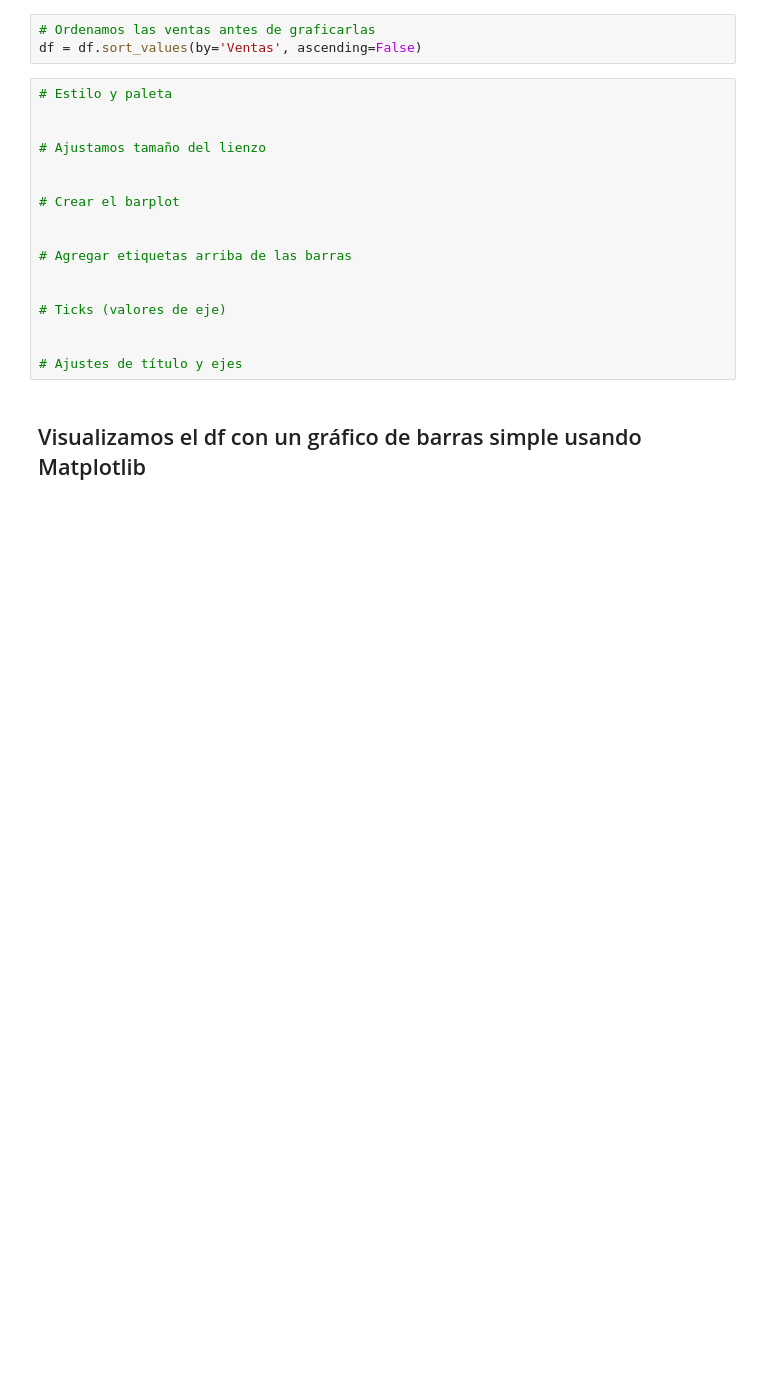
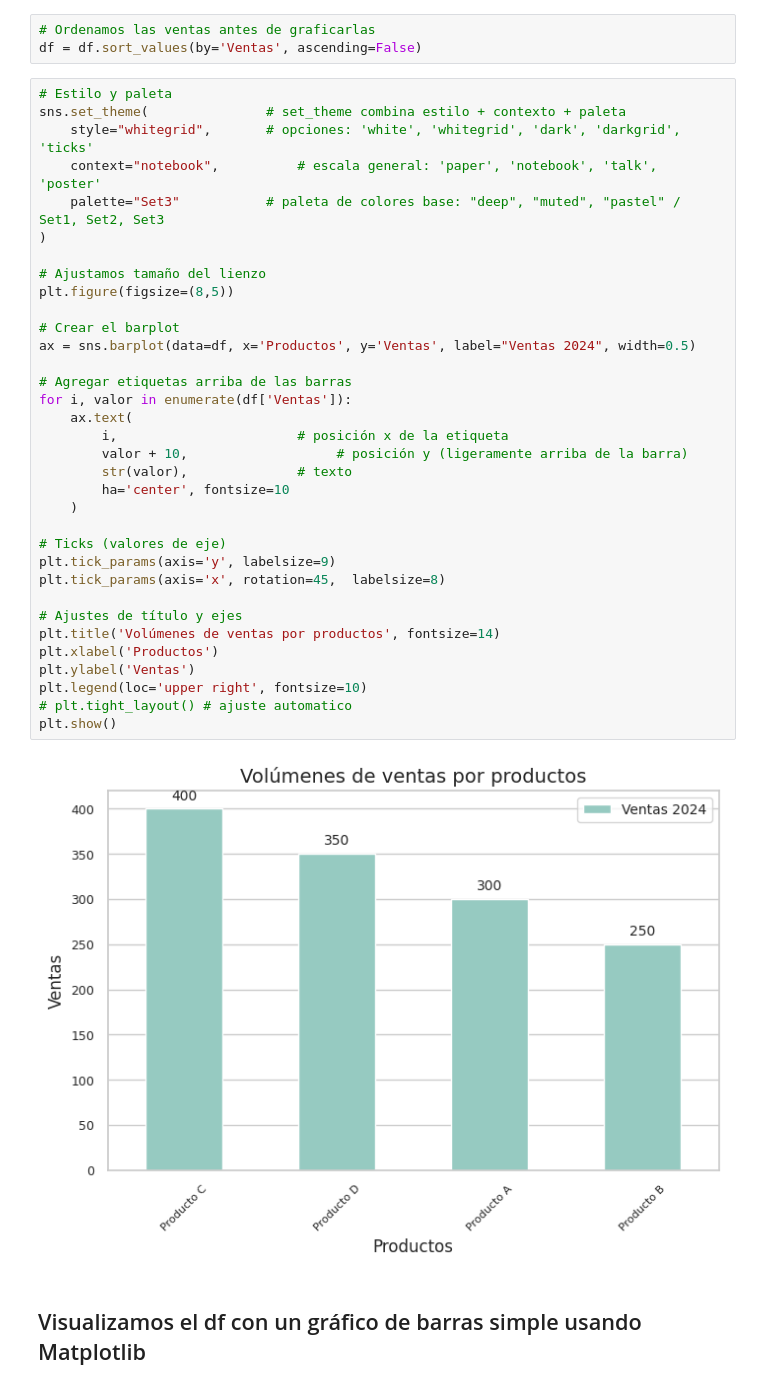
Before and after one commit to marianovanini/TT-2C2025-Data-Analitycs-Notebooks, a Jupyter notebook: _24_Clase_13/Clase_13_NB1_teoria_visualizacion.ipynb, the cells around one changed output. Cells and saved outputs as stored; diff of their text form; blank space fills up the shorter version.

```diff
--- a/_24_Clase_13/Clase_13_NB1_teoria_visualizacion.ipynb
+++ b/_24_Clase_13/Clase_13_NB1_teoria_visualizacion.ipynb
@@ -30,22 +36,41 @@ df
 # %%
 # Ordenamos las ventas antes de graficarlas
 df = df.sort_values(by='Ventas', ascending=False)
-# %%
-# Estilo y paleta
-
-
-# Ajustamos tamaño del lienzo
-
-
-# Crear el barplot
-
-
-# Agregar etiquetas arriba de las barras
-
-
-# Ticks (valores de eje)
-
-
-# Ajustes de título y ejes
+# %%
+# Estilo y paleta
+sns.set_theme(               # set_theme combina estilo + contexto + paleta
+    style="whitegrid",       # opciones: 'white', 'whitegrid', 'dark', 'darkgrid', 'ticks'
+    context="notebook",          # escala general: 'paper', 'notebook', 'talk', 'poster'
+    palette="Set3"           # paleta de colores base: "deep", "muted", "pastel" / Set1, Set2, Set3
+)
+
+# Ajustamos tamaño del lienzo
+plt.figure(figsize=(8,5))
+
+# Crear el barplot
+ax = sns.barplot(data=df, x='Productos', y='Ventas', label="Ventas 2024", width=0.5)
+
+# Agregar etiquetas arriba de las barras
+for i, valor in enumerate(df['Ventas']):
+    ax.text(
+        i,                       # posición x de la etiqueta
+        valor + 10,                   # posición y (ligeramente arriba de la barra)
+        str(valor),              # texto
+        ha='center', fontsize=10
+    )
+
+# Ticks (valores de eje)
+plt.tick_params(axis='y', labelsize=9)
+plt.tick_params(axis='x', rotation=45,  labelsize=8)
+
+# Ajustes de título y ejes
+plt.title('Volúmenes de ventas por productos', fontsize=14)
+plt.xlabel('Productos')
+plt.ylabel('Ventas')
+plt.legend(loc='upper right', fontsize=10)
+# plt.tight_layout() # ajuste automatico
+plt.show()
+# %% [output]
+[figure, added]
 # %% [markdown]
 ## Visualizamos el df con un gráfico de barras simple usando Matplotlib
```
Also changed, not shown: parts of 9 cells of this notebook, 1 other file.
